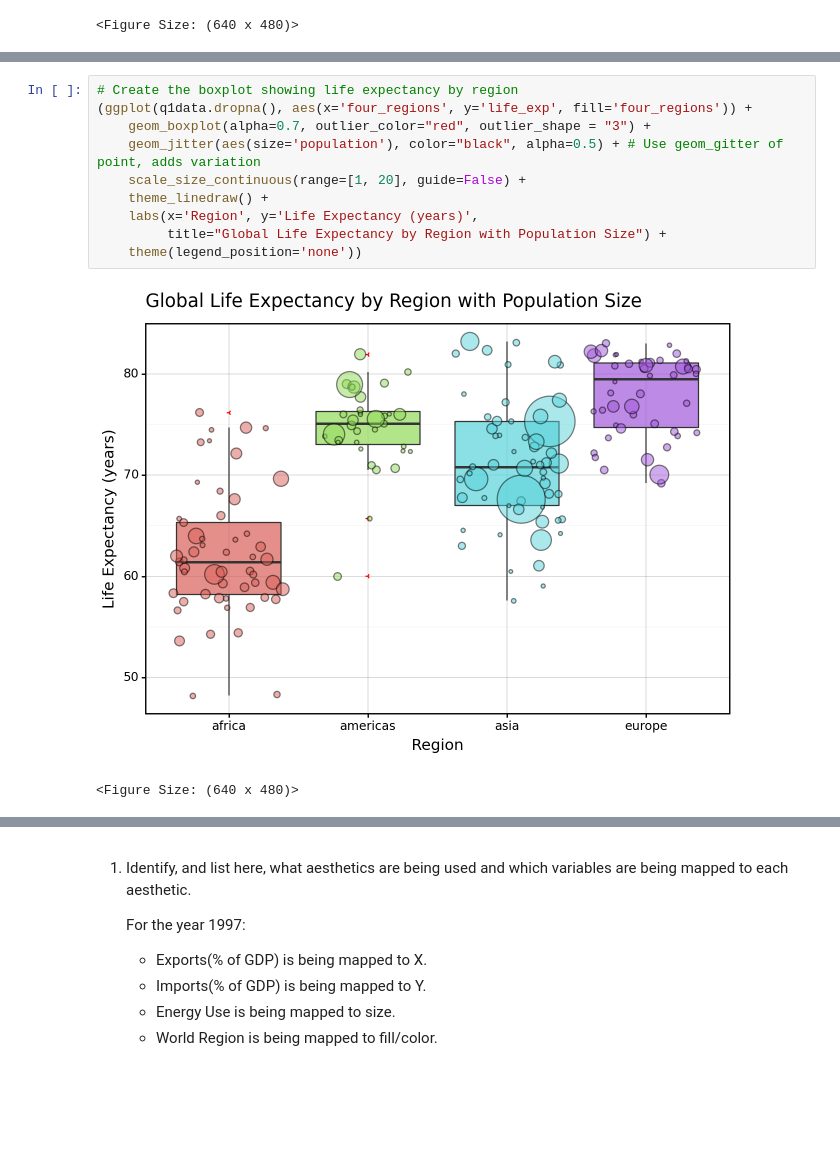
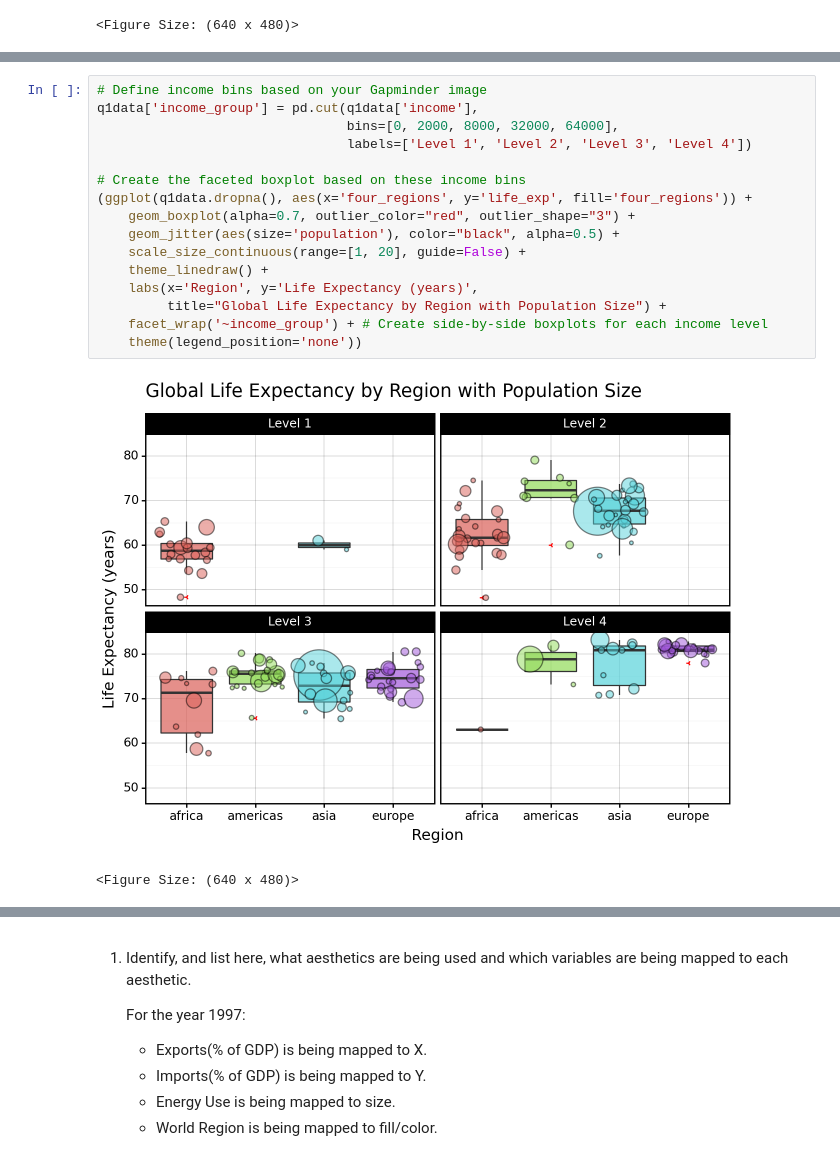
Before and after one commit to bellamccarty/GSB-544, a Jupyter notebook: Labs/Lab01/Lab01.ipynb, the cells around one changed output, grey strips where cells are left out. Saved outputs shown, nothing was run; the diff lists cells and outputs as text; blank space fills up the shorter version.

```diff
--- a/Labs/Lab01/Lab01.ipynb
+++ b/Labs/Lab01/Lab01.ipynb
@@ -78,15 +90,21 @@ q1data.head()
 # %%
-# Create the boxplot showing life expectancy by region
+# Define income bins based on your Gapminder image
+q1data['income_group'] = pd.cut(q1data['income'],
+                                bins=[0, 2000, 8000, 32000, 64000],
+                                labels=['Level 1', 'Level 2', 'Level 3', 'Level 4'])
+
+# Create the faceted boxplot based on these income bins
 (ggplot(q1data.dropna(), aes(x='four_regions', y='life_exp', fill='four_regions')) +
-    geom_boxplot(alpha=0.7, outlier_color="red", outlier_shape = "3") +
-    geom_jitter(aes(size='population'), color="black", alpha=0.5) + # Use geom_gitter of point, adds variation
+    geom_boxplot(alpha=0.7, outlier_color="red", outlier_shape="3") +
+    geom_jitter(aes(size='population'), color="black", alpha=0.5) +
     scale_size_continuous(range=[1, 20], guide=False) +
     theme_linedraw() +
     labs(x='Region', y='Life Expectancy (years)',
          title="Global Life Expectancy by Region with Population Size") +
+    facet_wrap('~income_group') + # Create side-by-side boxplots for each income level
     theme(legend_position='none'))
 # %% [output]
-[figure, old version]
+[figure, new version]
 <Figure Size: (640 x 480)>
 # %% [markdown]
 This approach is beneficial for visualizing the data because it combines two types of insights: the
```
Also changed, not shown: parts of 7 cells of this notebook, 1 other file.
